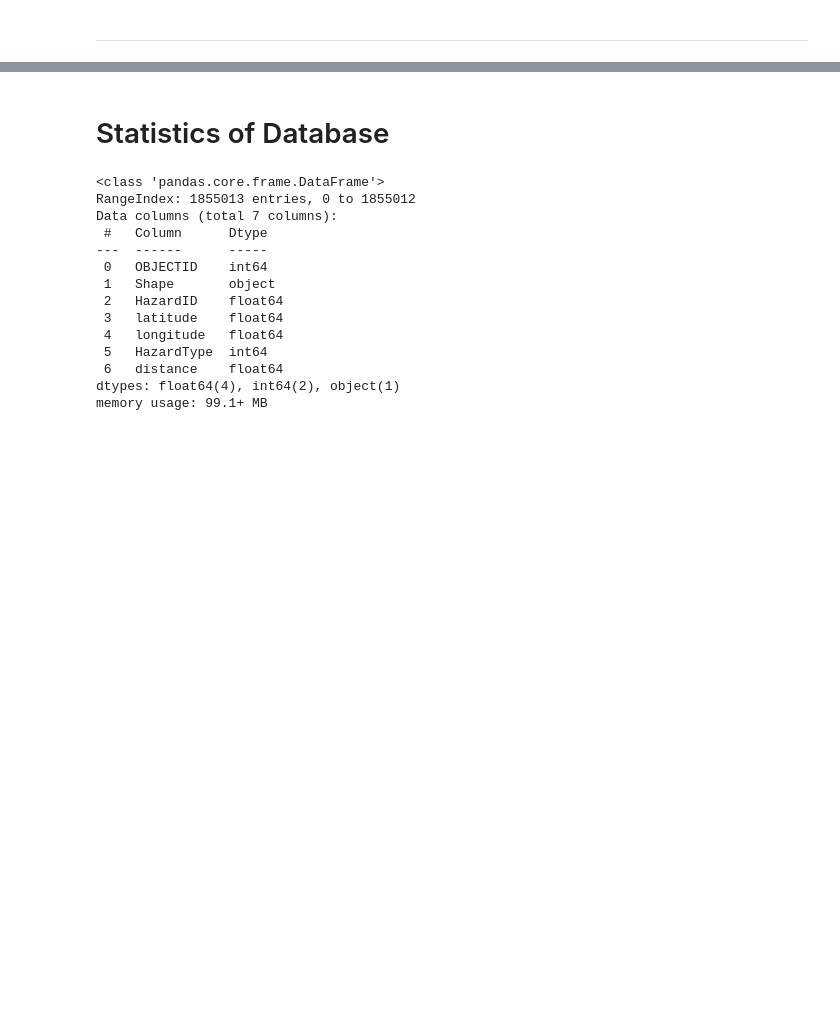
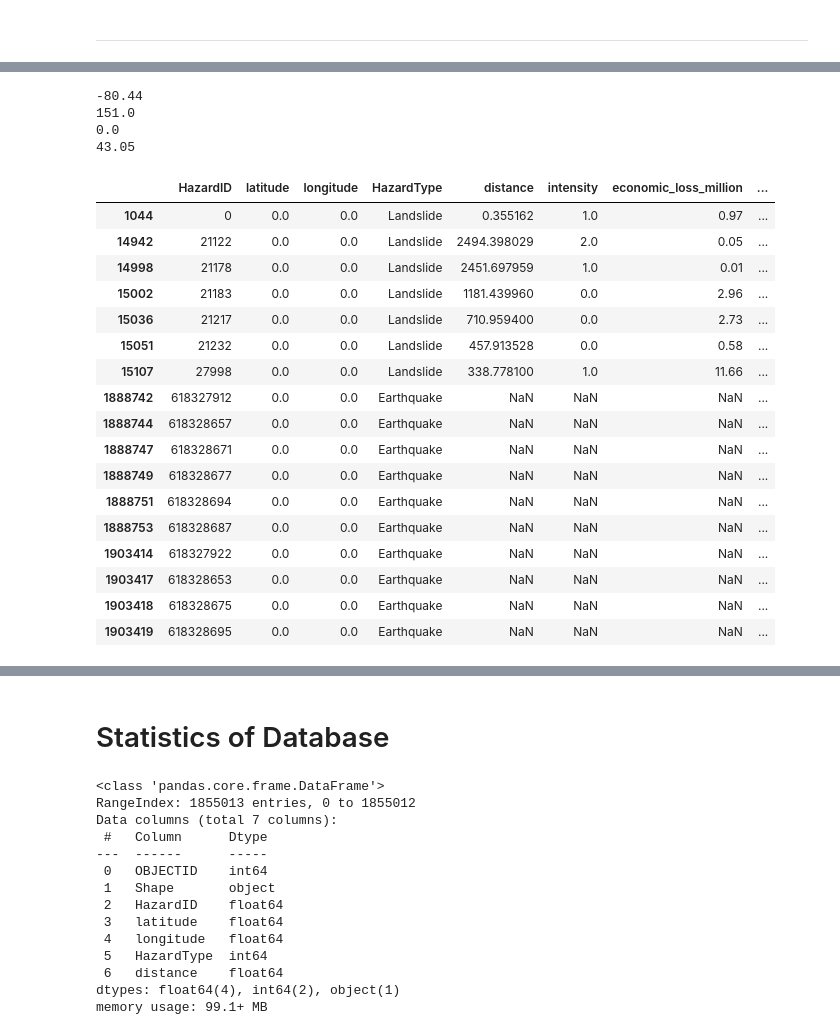
Before and after one commit to redrobbit/ndis, a Jupyter notebook: ArcGIS_Pro_processing/00_DataPreprocessing_1.ipynb, the cells around one changed output, grey strips where cells are left out. Saved outputs shown, nothing was run; the diff lists cells and outputs as text; code cells hidden in the pictures; blank space fills up the shorter version.

```diff
--- a/ArcGIS_Pro_processing/00_DataPreprocessing_1.ipynb
+++ b/ArcGIS_Pro_processing/00_DataPreprocessing_1.ipynb
@@ -1508,0 +1795,3 @@ print(f"✅ Polylines created from compiled near table at {polyline_output}!")
+# %%
+ghz_pap = pd.read_csv(r"D:\NDIS_Database\ghz_paper.csv")
+ghz_pap.info()
@@ -1508,0 +2044,10 @@ print(f"✅ Polylines created from compiled near table at {polyline_output}!")
+# %%
+print(min(null_rows.longitude))
+print(max(null_rows.longitude))
+print(min(null_rows.latitude))
+print(max(null_rows.latitude))
+# %% [output]
+-80.44
+151.0
+0.0
+43.05
@@ -1508,0 +2071,24 @@ print(f"✅ Polylines created from compiled near table at {polyline_output}!")
+# %%
+at_origin_coords = final_gdf[
+    (final_gdf["longitude"] == 0.0) & (final_gdf["latitude"] == 0.0)
+]
+at_origin_coords
+# %% [output]
+|  | HazardID | latitude | longitude | HazardType | distance | intensity | economic_loss_million | ... |
+| 1044 | 0 | 0.0 | 0.0 | Landslide | 0.355162 | 1.0 | 0.97 | ... |
+| 14942 | 21122 | 0.0 | 0.0 | Landslide | 2494.398029 | 2.0 | 0.05 | ... |
+| 14998 | 21178 | 0.0 | 0.0 | Landslide | 2451.697959 | 1.0 | 0.01 | ... |
+| 15002 | 21183 | 0.0 | 0.0 | Landslide | 1181.439960 | 0.0 | 2.96 | ... |
+| 15036 | 21217 | 0.0 | 0.0 | Landslide | 710.959400 | 0.0 | 2.73 | ... |
+| 15051 | 21232 | 0.0 | 0.0 | Landslide | 457.913528 | 0.0 | 0.58 | ... |
+| 15107 | 27998 | 0.0 | 0.0 | Landslide | 338.778100 | 1.0 | 11.66 | ... |
+| 1888742 | 618327912 | 0.0 | 0.0 | Earthquake | NaN | NaN | NaN | ... |
+| 1888744 | 618328657 | 0.0 | 0.0 | Earthquake | NaN | NaN | NaN | ... |
+| 1888747 | 618328671 | 0.0 | 0.0 | Earthquake | NaN | NaN | NaN | ... |
+| 1888749 | 618328677 | 0.0 | 0.0 | Earthquake | NaN | NaN | NaN | ... |
+| 1888751 | 618328694 | 0.0 | 0.0 | Earthquake | NaN | NaN | NaN | ... |
+| 1888753 | 618328687 | 0.0 | 0.0 | Earthquake | NaN | NaN | NaN | ... |
+| 1903414 | 618327922 | 0.0 | 0.0 | Earthquake | NaN | NaN | NaN | ... |
+| 1903417 | 618328653 | 0.0 | 0.0 | Earthquake | NaN | NaN | NaN | ... |
+| 1903418 | 618328675 | 0.0 | 0.0 | Earthquake | NaN | NaN | NaN | ... |
+| 1903419 | 618328695 | 0.0 | 0.0 | Earthquake | NaN | NaN | NaN | ... |
```
Also changed, not shown: parts of 98 cells of this notebook.
